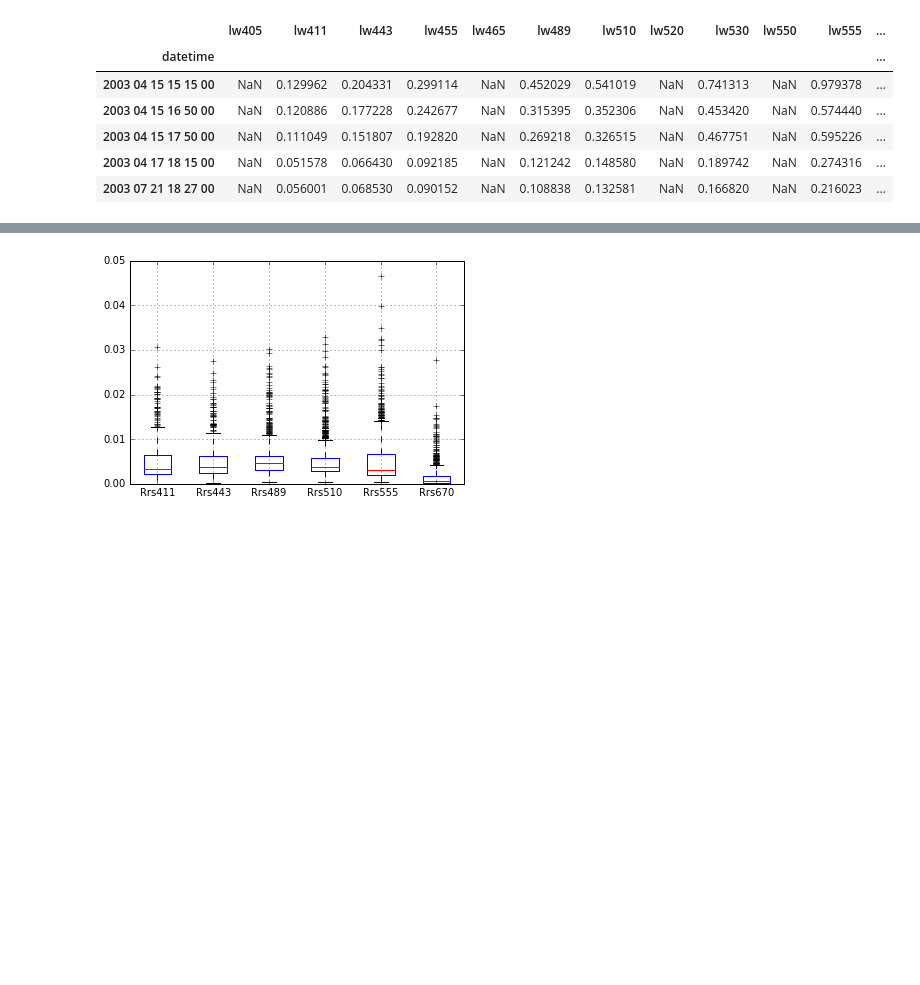
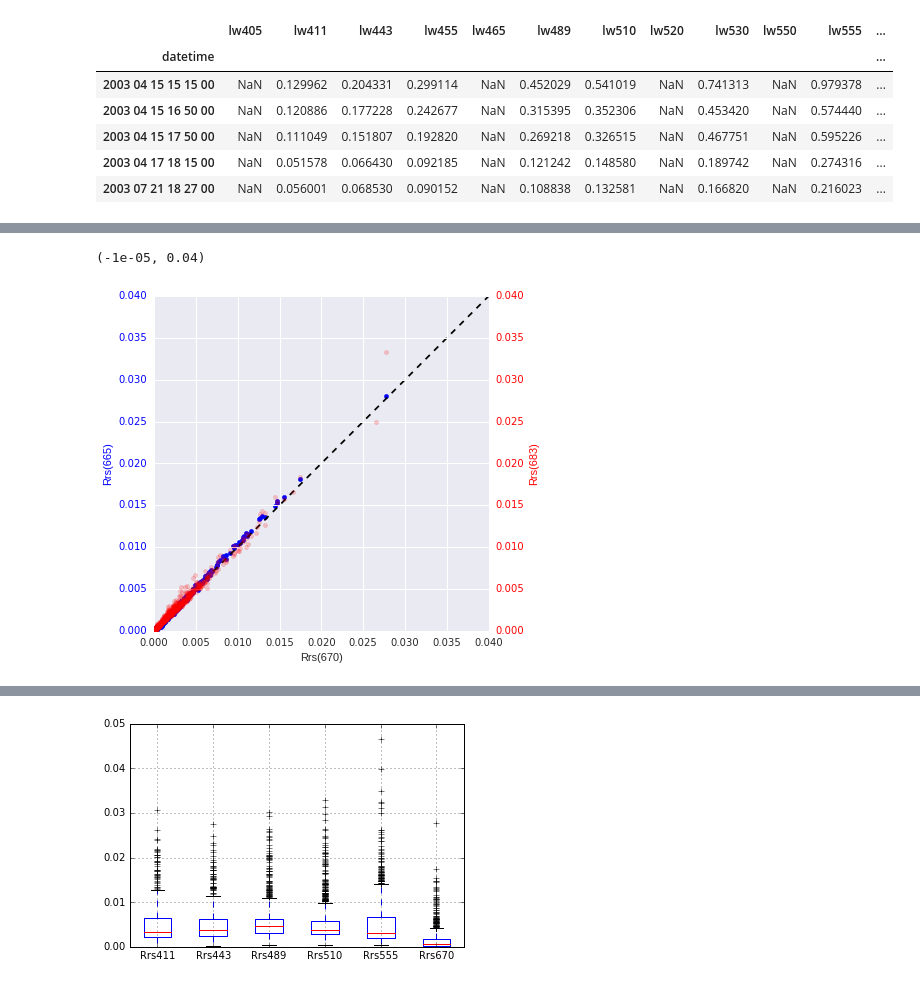
Before and after one commit to grayWolfDC/OWT_Fuzzy, a Jupyter notebook: IPYNB/clustering nomad and implementing xie-beni.ipynb, the cells around one changed output, grey strips where cells are left out. Saved outputs shown, nothing was run; the diff lists cells and outputs as text; code cells hidden in the pictures; blank space fills up the shorter version.

```diff
--- a/IPYNB/clustering nomad and implementing xie-beni.ipynb
+++ b/IPYNB/clustering nomad and implementing xie-beni.ipynb
@@ -74,0 +109,21 @@ dfRrs.describe()
+# %%
+# Can we use 'red' channels to augment a single band?
+ylims=(-1e-5,0.04)
+fRed,axRed = pl.subplots(figsize=(6,6))
+axRed683 = axRed.twinx()
+p1=axRed.scatter(dfRrs.Rrs670,dfRrs.Rrs665,color='b')
+axRed.yaxis.label.set_color('b')
+p2=axRed683.scatter(dfRrs.Rrs670,dfRrs.Rrs683,color='r',alpha=0.2)
+axRed683.yaxis.label.set_color('r')
+axRed.plot([0,0.04],[0,0.04],'k',ls='--',label='1:1')
+axRed.set_xlabel('Rrs(670)')
+axRed.set_ylabel('Rrs(665)')
+axRed683.set_ylabel('Rrs(683)')
+axRed.tick_params(axis='y',colors='b')
+axRed683.tick_params(axis='y',colors='r')
+axRed683.set_ylim(ylims)
+axRed.set_ylim(ylims)
+axRed.set_xlim(ylims)
+# %% [output]
+(-1e-05, 0.04)
+[figure, added]
```
Also changed, not shown: parts of 18 cells of this notebook.
